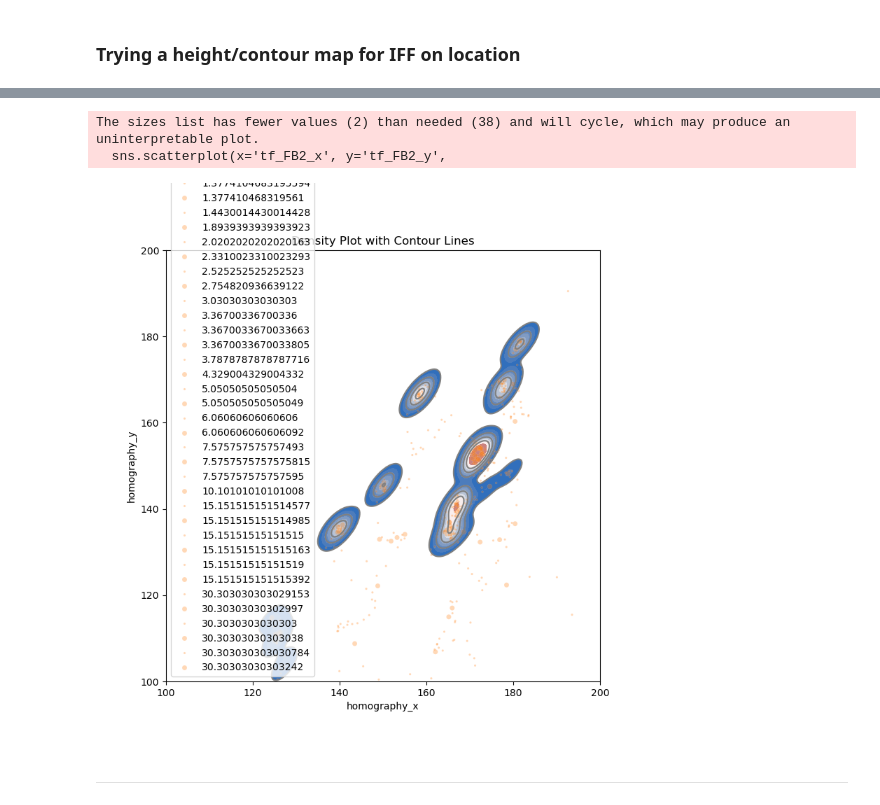
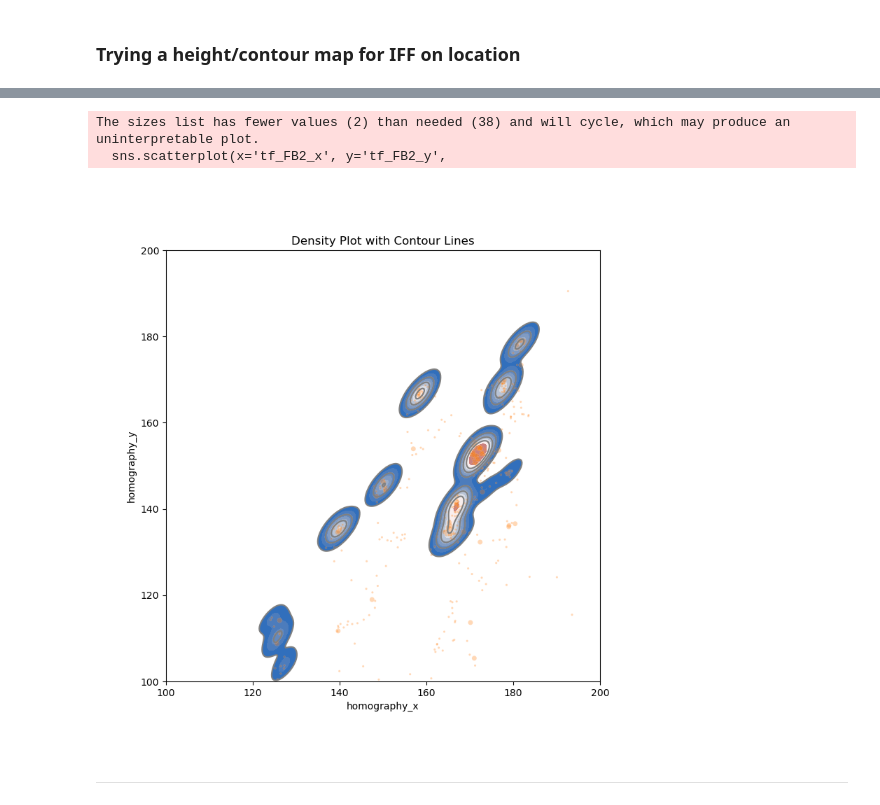
Before and after one commit to Periksvensson84/RF_mapping, a Jupyter notebook: RF_mapping/In_progress/test_gabriel.ipynb, the cells around one changed output, grey strips where cells are left out. Drawn from its saved outputs; the diff is of its cells as text; code cells hidden in the pictures.

```diff
--- a/RF_mapping/In_progress/test_gabriel.ipynb
+++ b/RF_mapping/In_progress/test_gabriel.ipynb
@@ -33,5 +30,0 @@ Fill missing values
-# %%
-df_monofil.interpolate(method='linear', inplace=True)
-df_square.interpolate(method='linear', inplace=True)
-print(df_monofil.isna().sum())
-print(df_square.isna().sum())
@@ -63,0 +176,8 @@ See the caveats in the documentation: https://pandas.pydata.org/pandas-docs/stab
+# %%
+# Apply to all columns (x1, y1, x2, y2, x3, y3, x4, y4)
+for col in df_square.columns:
+    df_square[col] = replace_with_local_mode_mean(df[col],
+                                           window=10,
+                                           use_mode=False)  # Change use_mode=False for mean
+
+plot_square_scatter(df_square)
@@ -63,0 +191,11 @@ See the caveats in the documentation: https://pandas.pydata.org/pandas-docs/stab
+# %%
+# Replace outliers with NaN
+for col in df_square.columns:
+    df_square[col] = df_square[col].mask(detect_outliers(df_square[col]))
+
+df_square.isna().sum()
+# %%
+for col in df_square.columns:
+    df_square = impute_with_ml(df_square, col)
+
+plot_square_scatter(df_square)
@@ -818,34 +1068,35 @@ plt.show()  # Interactive plot should now work
 # %%
 plt.figure(figsize=(8, 8))
 
 # KDE with sharper peaks
 sns.kdeplot(x=x, y=y, fill=True, cmap='vlag', bw_adjust=0.3)
 
 # Add contour lines to differentiate levels
 sns.kdeplot(x=x, y=y, levels=5, color='gray', bw_adjust=0.3)  # More levels = more detail
 
 # Scatterplot with color mapped to IFF values
 # sns.scatterplot(x='tf_FB2_x', y='tf_FB2_y',
 #                 hue='IFF',  # Color based on IFF
 #                 size=10,  # Fixed size
 #                 alpha=0.5, edgecolor=None,
 #                 data=df_rf_mapping, palette='vlag')  # Choose a perceptual colormap
 sns.scatterplot(x='tf_FB2_x', y='tf_FB2_y',
                 size='IFF',  # Color based on IFF
                 sizes=[5,25],  # Fixed size
                 alpha=0.3,
-                data=df_rf_mapping)  # Choose a perceptual colormap
+                data=df_rf_mapping,
+                legend=False)  # Choose a perceptual colormap
 
 plt.xlim(100, 200)
 plt.ylim(100, 200)
 plt.xlabel('homography_x')
 plt.ylabel('homography_y')
 plt.title('Density Plot with Contour Lines')
 plt.show()
 # %% [output]
 The sizes list has fewer values (2) than needed (38) and will cycle, which may produce an uninterpretable plot.
   sns.scatterplot(x='tf_FB2_x', y='tf_FB2_y',
-[figure, old version]
+[figure, new version]
 # %% [markdown]
 ---
 # %%
```
Also changed, not shown: parts of 29 cells of this notebook, 6 other files.
